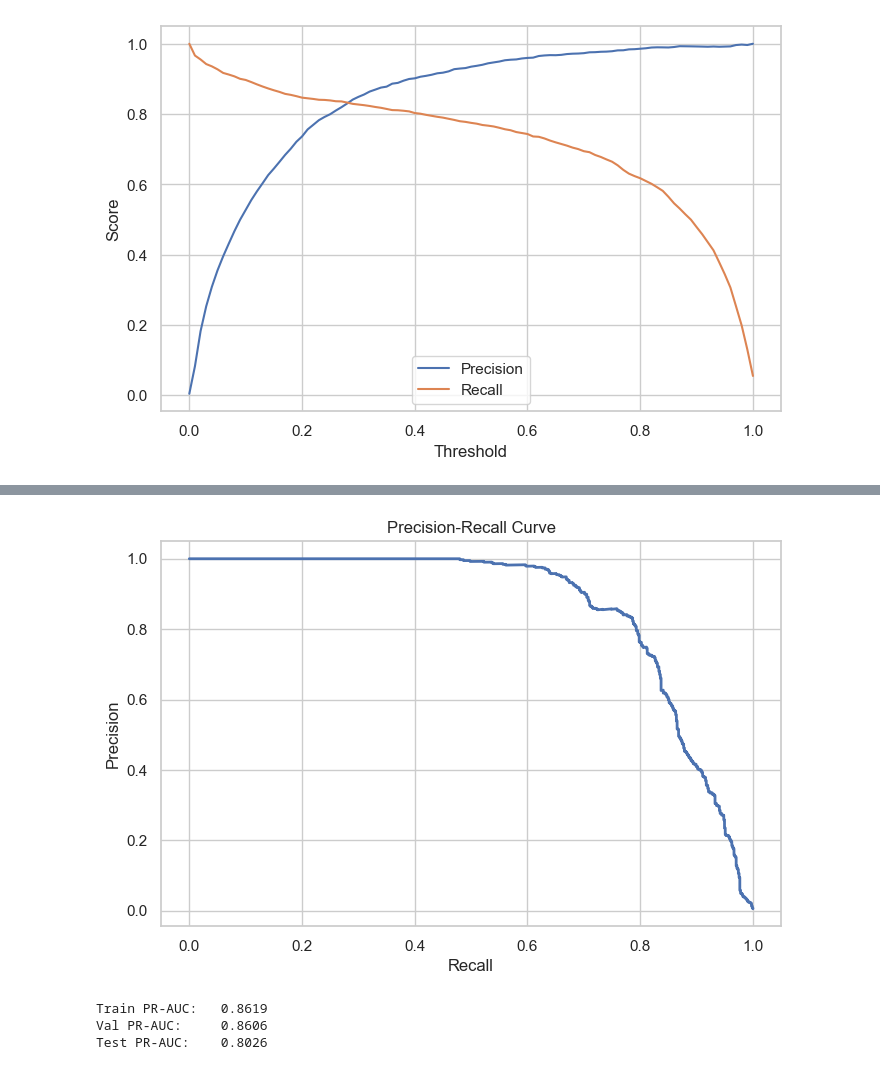
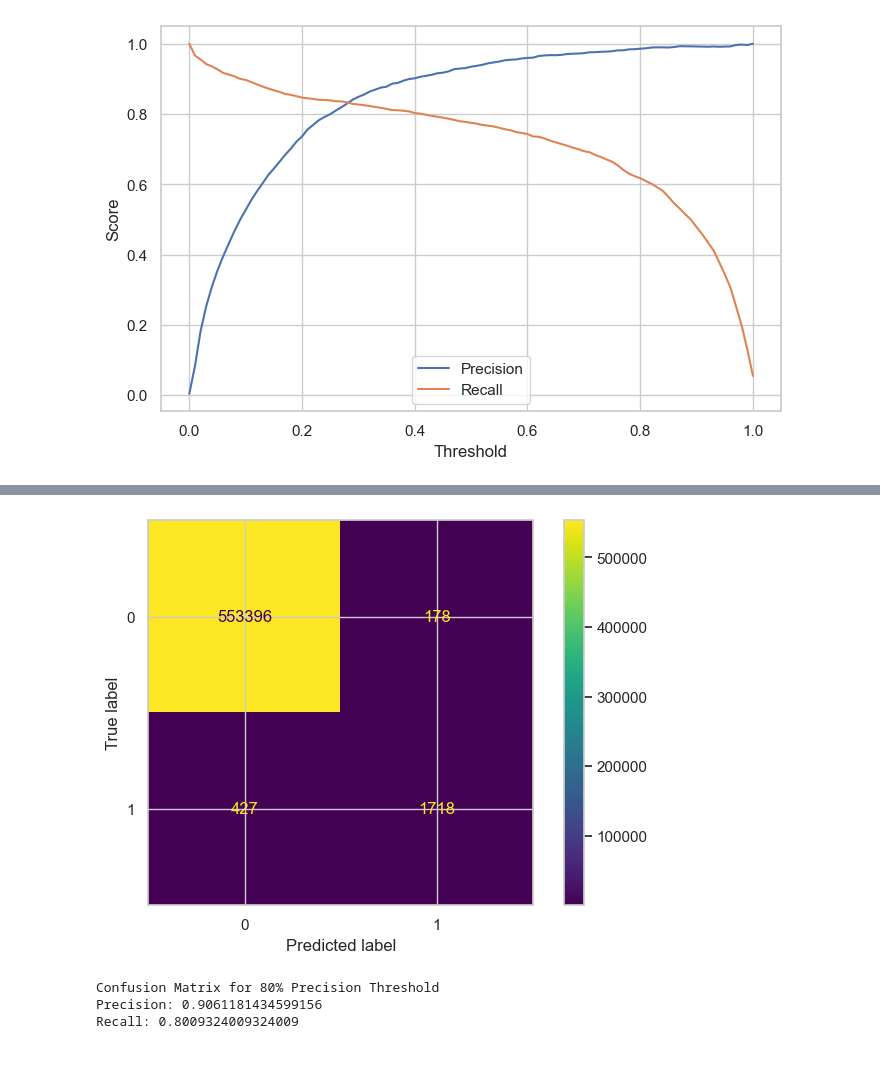
Before and after one commit to cwpytr/credit-card-fraud-detection, a Jupyter notebook: fraud_detection.ipynb, the cells around one changed output, grey strips where cells are left out. Saved outputs shown, nothing was run; the diff lists cells and outputs as text; code cells hidden in the pictures.

```diff
--- a/fraud_detection.ipynb
+++ b/fraud_detection.ipynb
@@ -614,22 +597,24 @@ y_test_proba = clf.predict_proba(X_test)[:, 1]
-# %%
-from sklearn.metrics import average_precision_score
-from sklearn.metrics import precision_recall_curve
-import matplotlib.pyplot as plt
-
-precisions, recalls, thresholds = precision_recall_curve(y_val, y_val_proba)
-
-plt.plot(recalls, precisions, linewidth=2, label='Precision-Recall curve')
-plt.xlabel('Recall')
-plt.ylabel('Precision')
-plt.title('Precision-Recall Curve')
-plt.grid(True)
-plt.show()
-
-print(f"Train PR-AUC:   {average_precision_score(y_train,  y_train_proba):.4f}")
-print(f"Val PR-AUC:     {average_precision_score(y_val,  y_val_proba):.4f}")
-print(f"Test PR-AUC:    {average_precision_score(y_test, y_test_proba):.4f}")
-# %% [output]
-[figure, removed]
-Train PR-AUC:   0.8619
-Val PR-AUC:     0.8606
-Test PR-AUC:    0.8026
+# %%
+target_recall = 0.8
+
+idxs = np.where(rec[:-1] >= target_recall)[0]
+j = idxs[np.argmax(prec[:-1][idxs])]
+thr_80r = thr[j]
+
+y_test_pred_80 = (y_test_proba >= thr_80r).astype(int)
+# %%
+from sklearn.metrics import confusion_matrix, ConfusionMatrixDisplay
+
+cm = confusion_matrix(y_test, y_test_pred_80)
+disp = ConfusionMatrixDisplay(confusion_matrix=cm)
+disp.plot()
+plt.show()
+
+print("Confusion Matrix for 80% Precision Threshold")
+print(f"Precision: {cm[1, 1] / (cm[1, 1] + cm[0, 1])}")
+print(f"Recall: {cm[1, 1] / (cm[1, 1] + cm[1, 0])}")
+# %% [output]
+[figure, added]
+Confusion Matrix for 80% Precision Threshold
+Precision: 0.9061181434599156
+Recall: 0.8009324009324009
```
Also changed, not shown: parts of 12 cells of this notebook.
